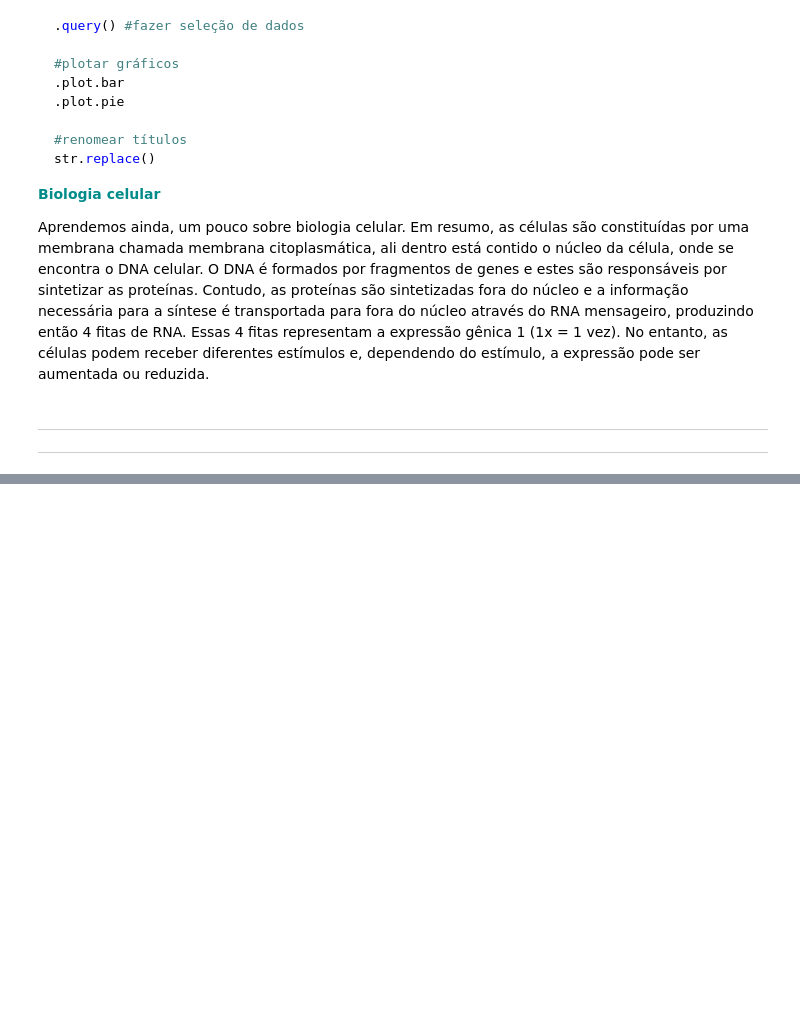
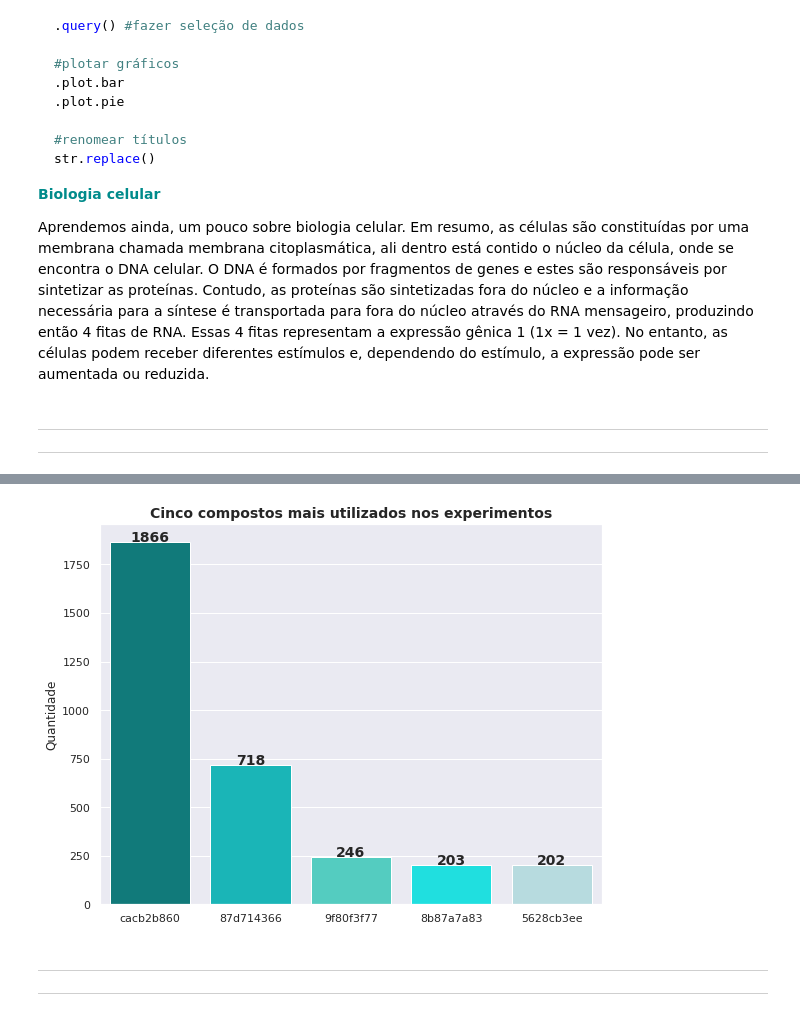
Before and after one commit to CarolineOlive/Imersao-Dados-2021, a Jupyter notebook: Imersao_dados_3_2021.ipynb, the cells around one changed output, grey strips where cells are left out. Saved outputs shown, nothing was run; the diff lists cells and outputs as text; code cells hidden in the pictures; blank space fills up the shorter version.

```diff
--- a/Imersao_dados_3_2021.ipynb
+++ b/Imersao_dados_3_2021.ipynb
@@ -361,0 +365,4 @@ Aprendemos ainda, um pouco sobre biologia celular. Em resumo, as células são c
+# %%
+#alterando o nome da coluna 'droga'
+mapa = {'droga':'composto'}
+dados.rename(columns=mapa, inplace=True)
@@ -361,0 +379,4 @@ Aprendemos ainda, um pouco sobre biologia celular. Em resumo, as células são c
+# %%
+#Selecionando dados - index dos 5 primeiros mais frequentes
+cod_compostos = dados['composto'].value_counts().index[0:5]
+cod_compostos
@@ -361,0 +402,23 @@ Aprendemos ainda, um pouco sobre biologia celular. Em resumo, as células são c
+# %%
+#criando um gráfico de barras
+sns.set()
+plt.figure(figsize=(9,7))
+ax = sns.countplot(x='composto', data=dados.query('composto in @cod_compostos'), palette=['darkcyan', 'darkturquoise', 'turquoise', 'cyan', 'powderblue'], order=cod_compostos)
+ax.set_title('Cinco compostos mais utilizados nos experimentos', fontsize=14, fontweight="bold")
+ax.set_xlabel('')
+ax.set_ylabel('Quantidade')
+
+for indice, p in enumerate(ax.patches):
+  ax.text(x=indice, y=p.get_height()+.5, s=str(p.get_height()), ha='center', fontsize=14, fontweight="bold")
+
+plt.show()
+# %% [output]
+[figure, added]
+# %% [markdown]
+
+
+---
+
+
+
+---
```
Also changed, not shown: parts of 45 cells of this notebook.
